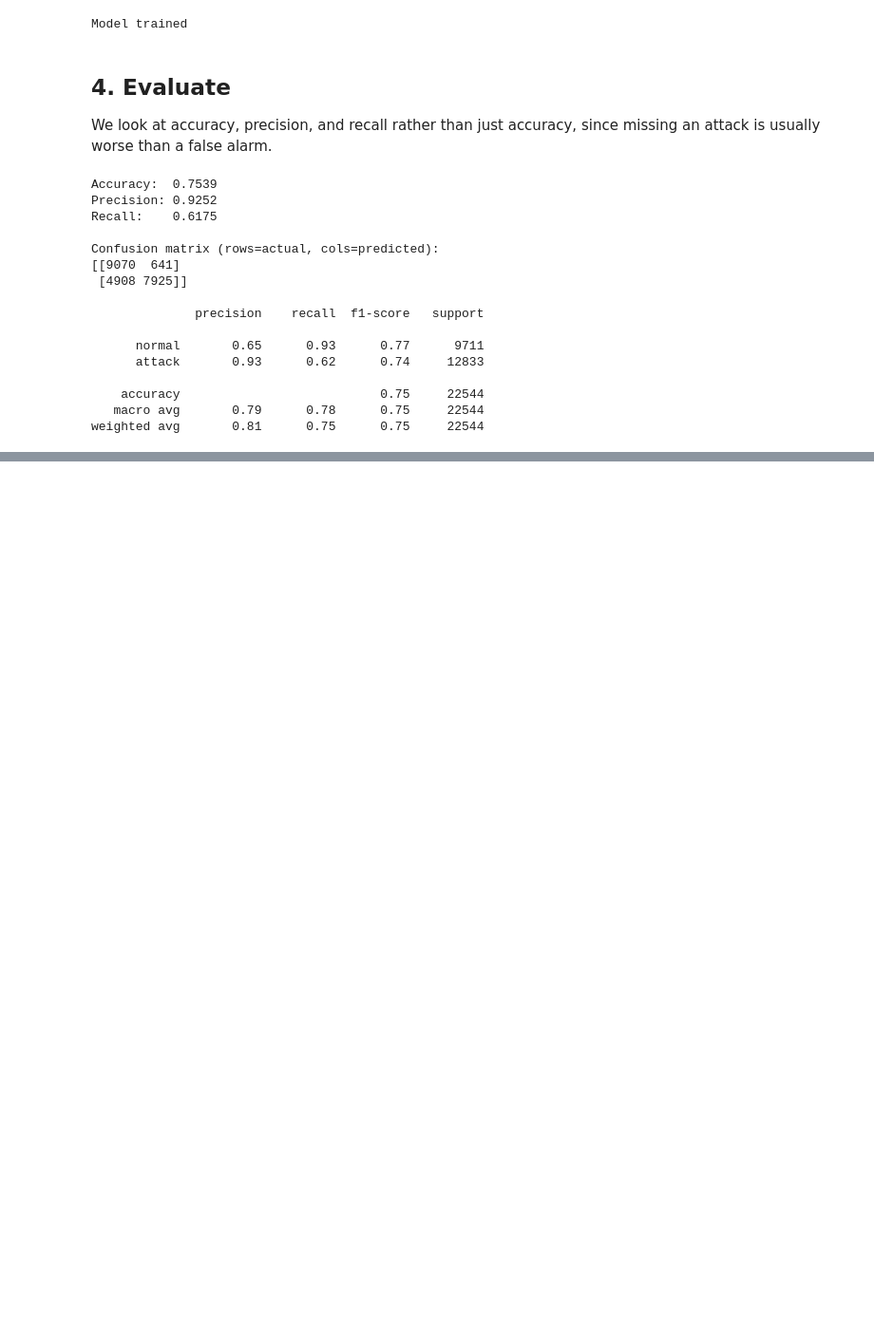
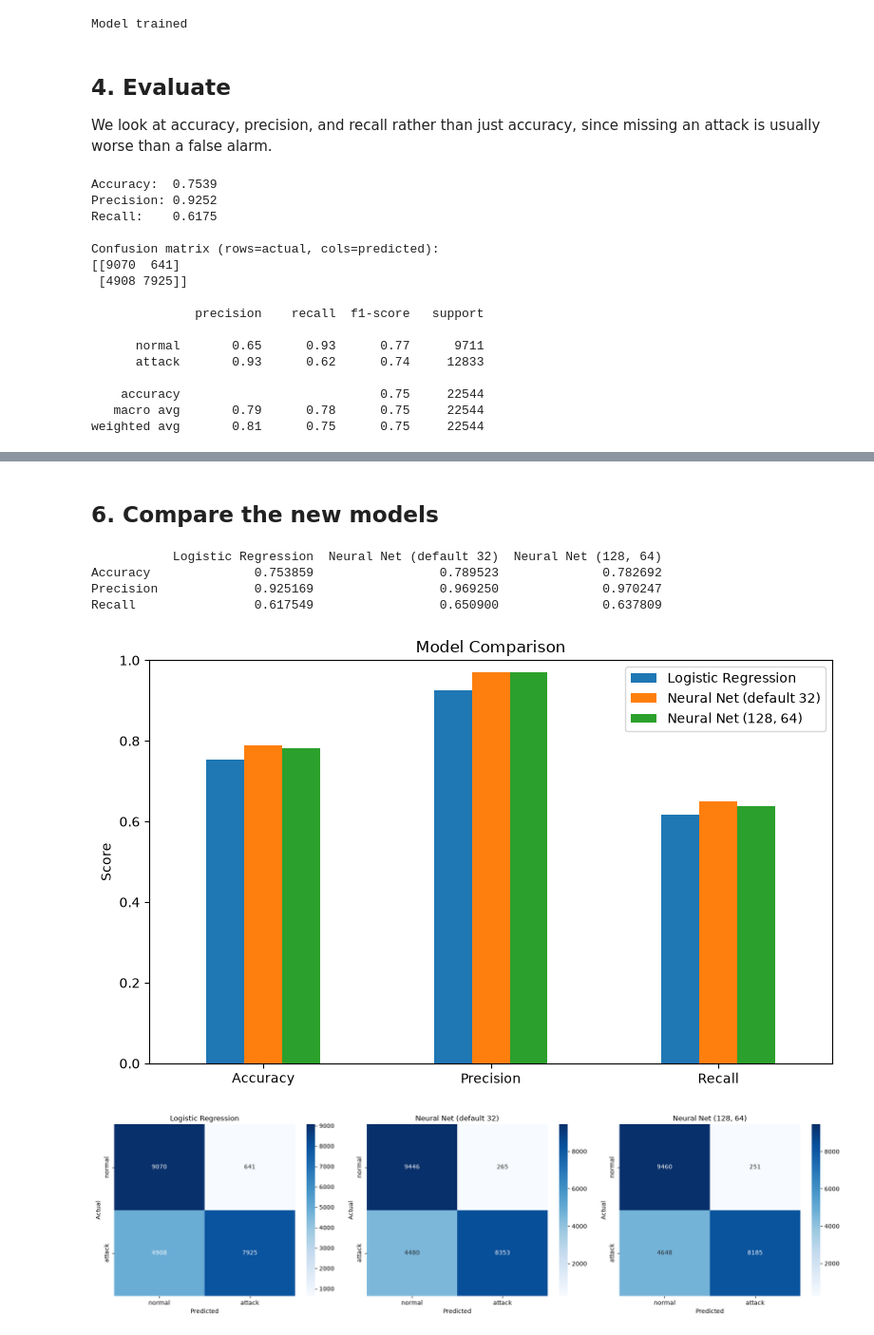
Before and after one commit to CorruptedStorm/NetworkIntrusionDetector, a Jupyter notebook: notebooks/network_intrusion_detector.ipynb, the cells around one changed output, grey strips where cells are left out. Shown at 95% size. Saved outputs shown, nothing was run; the diff lists cells and outputs as text; code cells hidden in the pictures; blank space fills up the shorter version.

Commit message:
Added neural newtork model compairision

```diff
--- a/notebooks/network_intrusion_detector.ipynb
+++ b/notebooks/network_intrusion_detector.ipynb
@@ -76,0 +91,28 @@ weighted avg       0.81      0.75      0.75     22544
+# %%
+#32 nodes with 42 random states
+mlp_model = train_mlp(X_train, y_train)
+#128 nodes with 64 random states
+mlp_model_2 = train_mlp(X_train, y_train, 128, 64)
+# %% [markdown]
+## 6. Compare the new models
+# %%
+from src.compare import compare_models, plot_comparison
+
+lr_model = model
+
+models = {
+    "Logistic Regression": lr_model,
+    "Neural Net (default 32)": mlp_model,
+    "Neural Net (128, 64)": mlp_model_2,
+}
+
+results_df, confusion_matrices = compare_models(models, X_test, y_test)
+print(results_df)
+plot_comparison(results_df, confusion_matrices)
+# %% [output]
+           Logistic Regression  Neural Net (default 32)  Neural Net (128, 64)
+Accuracy              0.753859                 0.789523              0.782692
+Precision             0.925169                 0.969250              0.970247
+Recall                0.617549                 0.650900              0.637809
+[figure, added]
+[figure, added]
```
Also changed, not shown: parts of 4 cells of this notebook, 8 other files.
